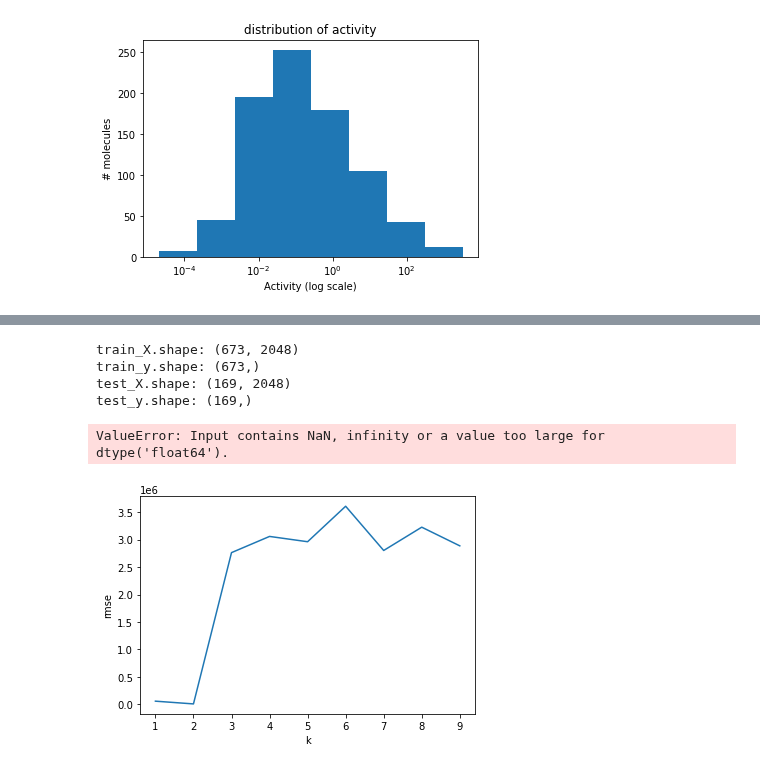
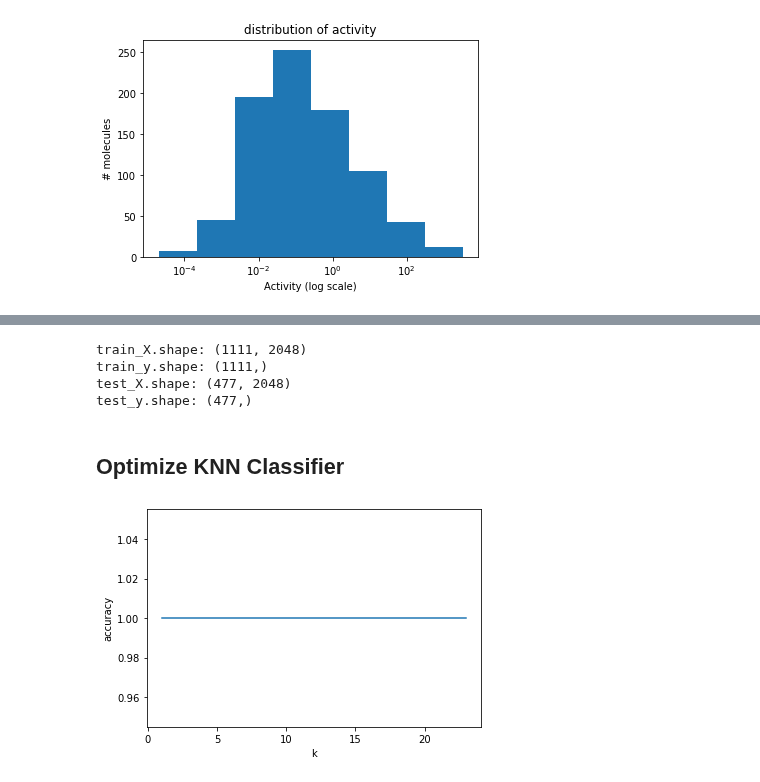
Before and after one commit to srensi/tmprss2, a Jupyter notebook: notebooks/knn.ipynb, the cells around one changed output, grey strips where cells are left out. Saved outputs shown, nothing was run; the diff lists cells and outputs as text; code cells hidden in the pictures.

```diff
--- a/notebooks/knn.ipynb
+++ b/notebooks/knn.ipynb
@@ -29,7 +52,6 @@ plt.show()
 # %%
 # set up features (X) and labels (y) for knn
 X = np.stack(dataset.morgan_fingerprint)
-print(np.any(np.isnan(X)))
-y = dataset.acvalue_target.values
-print(np.any(np.isnan(y)))
+y = dataset.activity_target.values
+h = plt.hist(y)
 # %% [output]
@@ -38,14 +80,13 @@ True
 # %%
 # set up data and labels for knn
-≈
 
-train_X, test_X, train_y, test_y = train_test_split(X, y, test_size=0.2, random_state=3)
+train_X, test_X, train_y, test_y = train_test_split(X, y, test_size=0.3, random_state=3)
 print(f"train_X.shape: {train_X.shape}")
 print(f"train_y.shape: {train_y.shape}")
 print(f"test_X.shape: {test_X.shape}")
 print(f"test_y.shape: {test_y.shape}")
 # %% [output]
-train_X.shape: (673, 2048)
-train_y.shape: (673,)
-test_X.shape: (169, 2048)
-test_y.shape: (169,)
+train_X.shape: (1111, 2048)
+train_y.shape: (1111,)
+test_X.shape: (477, 2048)
+test_y.shape: (477,)
@@ -63,36 +93,36 @@ def tanimoto_similarity(fp1, fp2):
 # %%
 # define our knn function
-def run_knn(k, train_X, train_y, test_X, test_y):
-    nbrs = KNeighborsRegressor(n_neighbors=k, algorithm='auto',
-                               metric=tanimoto_similarity)
+def run_knn_classifier(k, train_X, train_y, test_X, test_y):
+    nbrs = KNeighborsClassifier(n_neighbors=k, algorithm='auto', weights='distance')
     nbrs.fit(train_X, train_y)
     return nbrs.predict(test_X)
+# %% [markdown]
+## Optimize KNN Classifier
 # %%
-# show example knn predictions
 def plot_knn_acc(k):
-    pred_k2 = run_knn(k, train_X, train_y, test_X, test_y)
+    pred_k2 = run_knn_classifier(k, train_X, train_y, test_X, test_y)
     plt.figure()
-    plt.plot(test_y, label='truth')
-    plt.plot(pred_k2, label='prediction')
+    plt.plot(test_y=='Active', label='truth')
+    plt.plot(pred_k2=='Active', label='prediction')
     plt.xlabel('test molecule idx')
-    plt.ylabel('activity')
+    plt.ylabel('')
     plt.legend()
     plt.title(f"k={k}")
     plt.show()
-plot_knn_acc(k=4)
-# %% [output]
-ValueError: Input contains NaN, infinity or a value too large for dtype('float64').
 # %%
 # show performance over various ks
-rmse = []
-ks = np.arange(1, 10)
-for k in ks:
-    pred = run_knn(k, train_X, train_y, test_X, test_y)
-    rmse.append(mean_squared_error(test_y, pred))
+def optimize_knn(train_X, train_y, test_X, test_y, max_k):
+    accuracies = []
+    ks = np.arange(1, max_k, 2)
+    for k in tqdm(ks):
+        pred = run_knn_classifier(k, train_X, train_y, test_X, test_y)
+        accuracies.append(np.count_nonzero(pred == test_y) / len(test_y))
+    plt.plot(ks, accuracies)
+    plt.xlabel("k")
+    plt.ylabel("accuracy")
+    plt.show()
+    return ks, accuracies
 
-plt.plot(ks, rmse)
-plt.xlabel("k")
-plt.ylabel("rmse")
-plt.show()
+ks, accuracies = optimize_knn(train_X, train_y, test_X, test_y, max_k=25)
 # %% [output]
-[figure, old version]
+[figure, new version]
```
Also changed, not shown: parts of 17 cells of this notebook.
